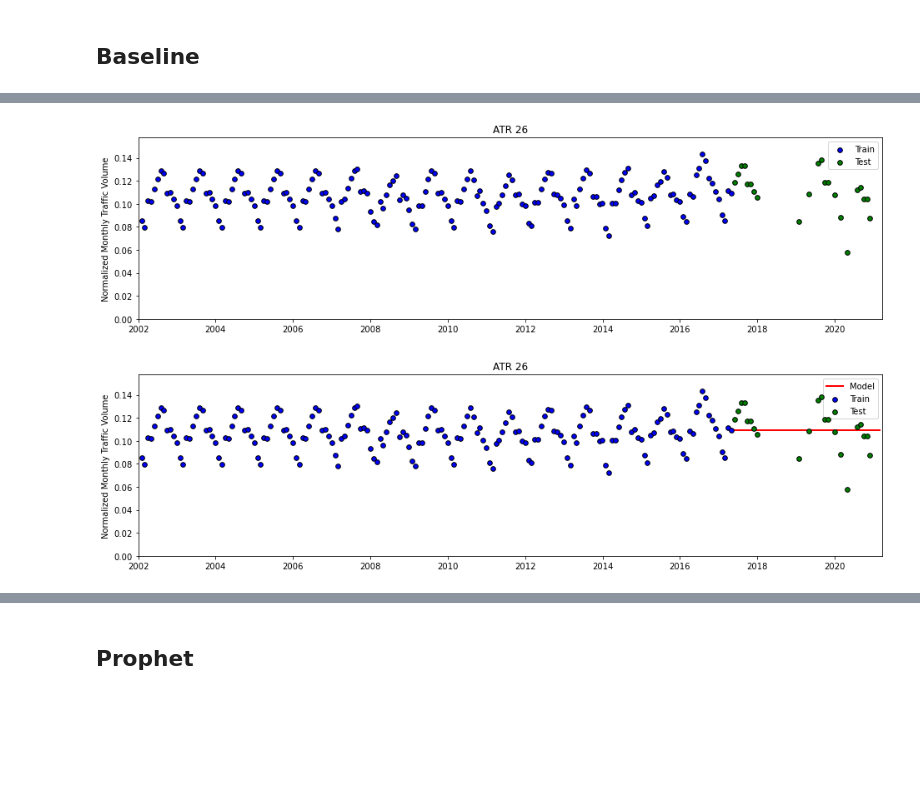
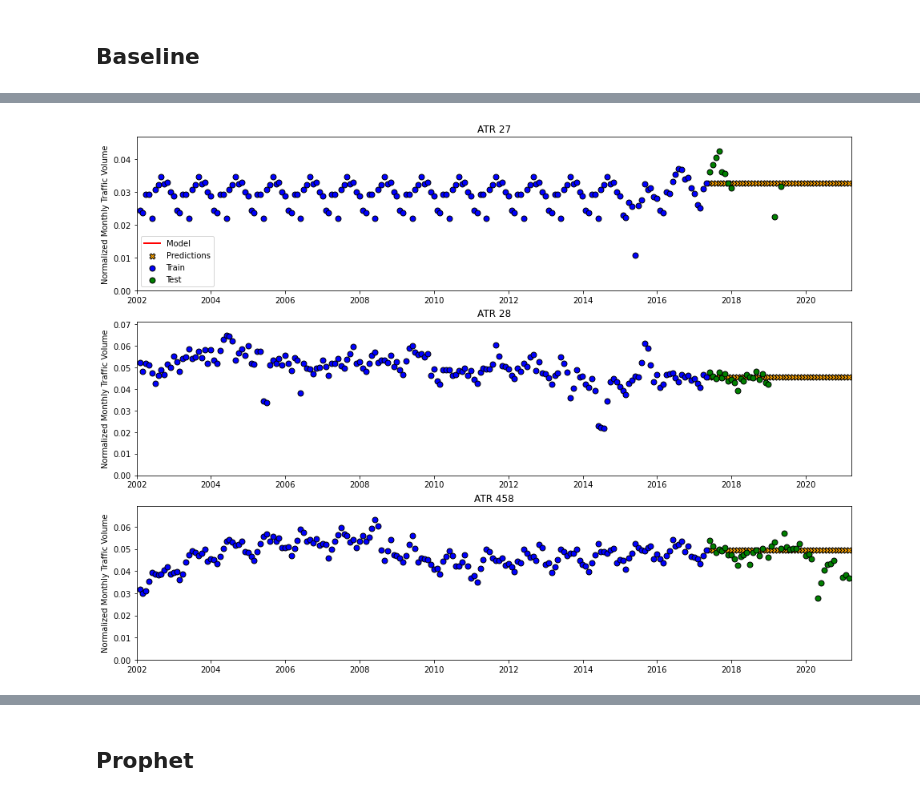
Before and after one commit to nmwodarz/traffic-project, a Jupyter notebook: Capstone 3 - Modeling.ipynb, the cells around one changed output, grey strips where cells are left out. Cells and saved outputs as stored; diff of their text form; code cells hidden in the pictures; blank space fills up the shorter version.

Commit message:
Refactored model class
Model class completely refactored. Rebuilt baseline and Prophet models.

```diff
--- a/Capstone 3 - Modeling.ipynb
+++ b/Capstone 3 - Modeling.ipynb
@@ -654,27 +909,40 @@ test_model.plot(['26','28'], margin_of_error=True, xrange='test', yrange='fit',
 ## Baseline
 # %%
 class baseline_model(model):
-    def __init__(self, train_df, test_df, lag=1):
-        model.__init__(self, train_df, test_df)
-
+    def __init__(self, df, lag=1):
+        model.__init__(self, df, f'baseline_{lag}M')
         self._model = lag
 
-#     def fit(self, train_df=None, changepoint_prior_scale=None):
-#         self._changepoint_prior_scale = changepoint_prior_scale
-#         model.fit(self, train_df)
-
-    def _fit_implementation(self):
+    def _fit_implementation(self, fit_range, **kwargs):
         pass
 
-    def _predict_implementation(self, test_df, margin_of_error=False):
+    @staticmethod
+    def _implements_validation():
+        return False # No need to implement _validation_implementation
+
+    def _predict_implementation(self, date_index, margin_of_error=False):
         # Returns a data frame with same columns and index as test_df
-        df = self._train_df.copy()
+        df = self._data.full.copy()
+        df.drop(date_index, inplace=True)
+
         lag = self._model
-        for idx in test_df.index:
+        for idx in date_index:
             df.loc[idx,:] = df.iloc[-lag,:]
 
-        pred_df = df.iloc[-len(test_df):]
+        pred_df = df.iloc[-len(date_index):]
 
         return pred_df
+
+    @staticmethod
+    def _implements_margin_of_error():
+        # Should return True if the model implements margin of error, False otherwise.
+        return False
+# %%
+# Remove this when complete.
+imputed_df = imputed_df[['27', '28', '458']]
 # %%
-baseline_1M = baseline_model(imputed_train_df,test_df,1)
+baseline_1M = baseline_model(imputed_df,1)
+# %%
+# Chosen to plot series with most entries imputed, series with few imputed, and series with almost none imputed.
+plot_cols = ['27', '28', '458']
+baseline_1M.plot(plot_cols)
@@ -681,4 +960,4 @@ baseline_1M = baseline_model(imputed_train_df,test_df,1)
 # %%
-baseline_1M.plot()
+baseline_1M.plot(plot_cols)
 # %% [output]
-[figure, old version]
+[figure, new version]
@@ -687,4 +963,0 @@ baseline_1M.predict()
-# %%
-baseline_1M.plot()
-# %% [output]
-[figure, removed]
```
Also changed, not shown: parts of 63 cells of this notebook.
